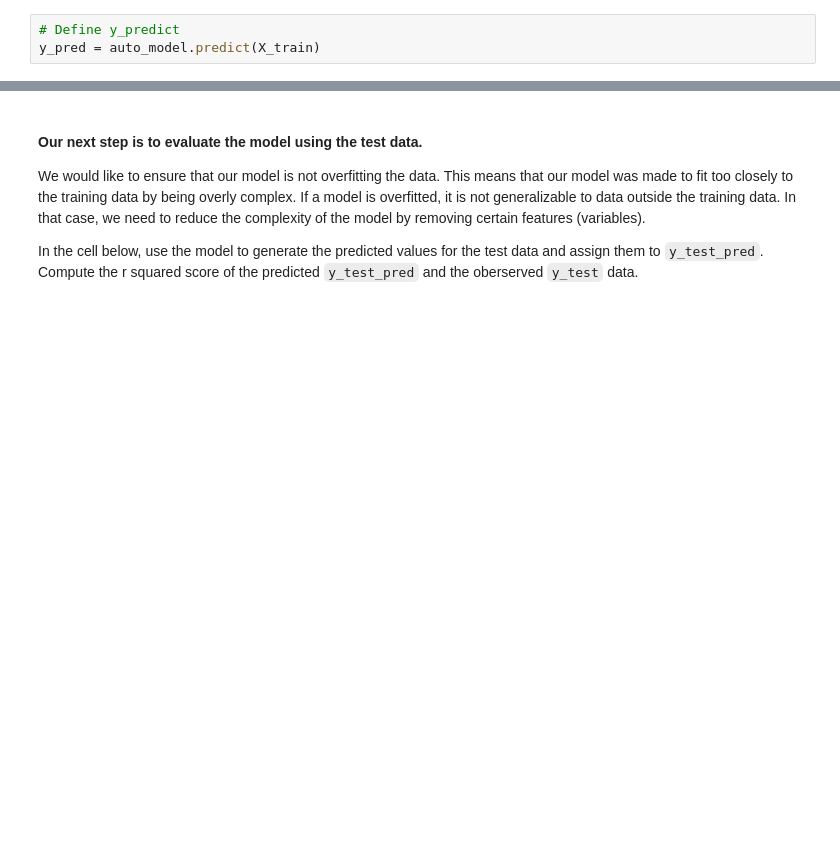
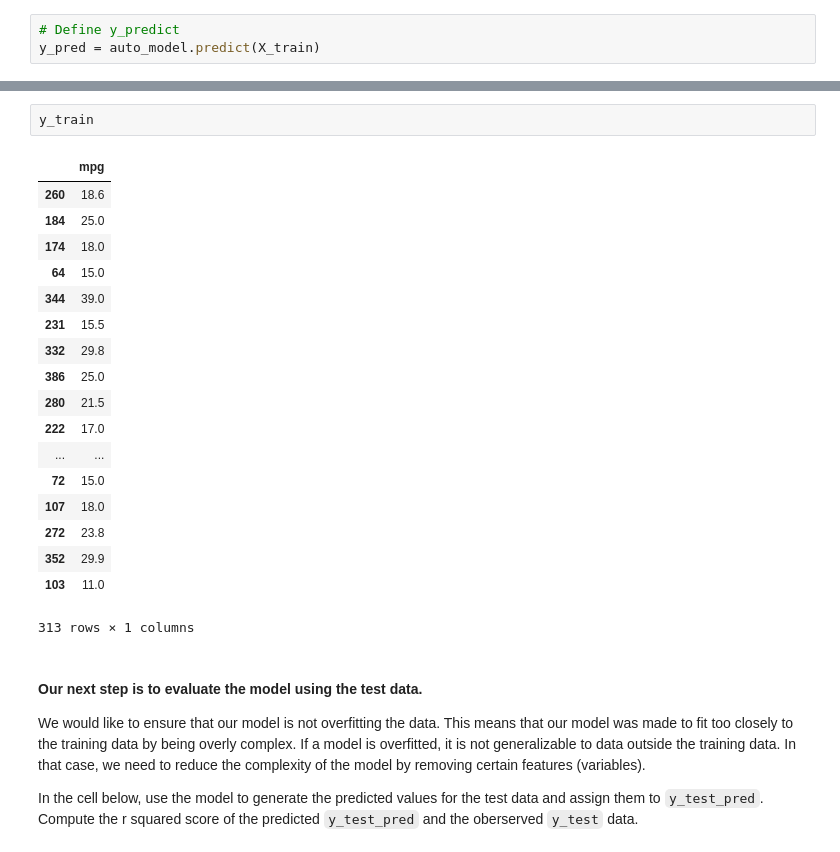
Before and after one commit to ta-data-bcn/lab-supervised-learning-sklearn, a Jupyter notebook: your-code/main.ipynb, the cells around one changed output, grey strips where cells are left out. Drawn from its saved outputs; the diff is of its cells as text; blank space fills up the shorter version.

```diff
--- a/your-code/main.ipynb
+++ b/your-code/main.ipynb
@@ -402,3 +445,24 @@ r2_score(y_train, y_pred)
+# %%
+y_train
+# %% [output]
+|  | mpg |
+| 260 | 18.6 |
+| 184 | 25.0 |
+| 174 | 18.0 |
+| 64 | 15.0 |
+| 344 | 39.0 |
+| 231 | 15.5 |
+| 332 | 29.8 |
+| 386 | 25.0 |
+| 280 | 21.5 |
+| 222 | 17.0 |
+| ... | ... |
+| 72 | 15.0 |
+| 107 | 18.0 |
+| 272 | 23.8 |
+| 352 | 29.9 |
+| 103 | 11.0 |
+313 rows × 1 columns
 # %% [markdown]
 #### Our next step is to evaluate the model using the test data.
 
```
Also changed, not shown: parts of 11 cells of this notebook.
